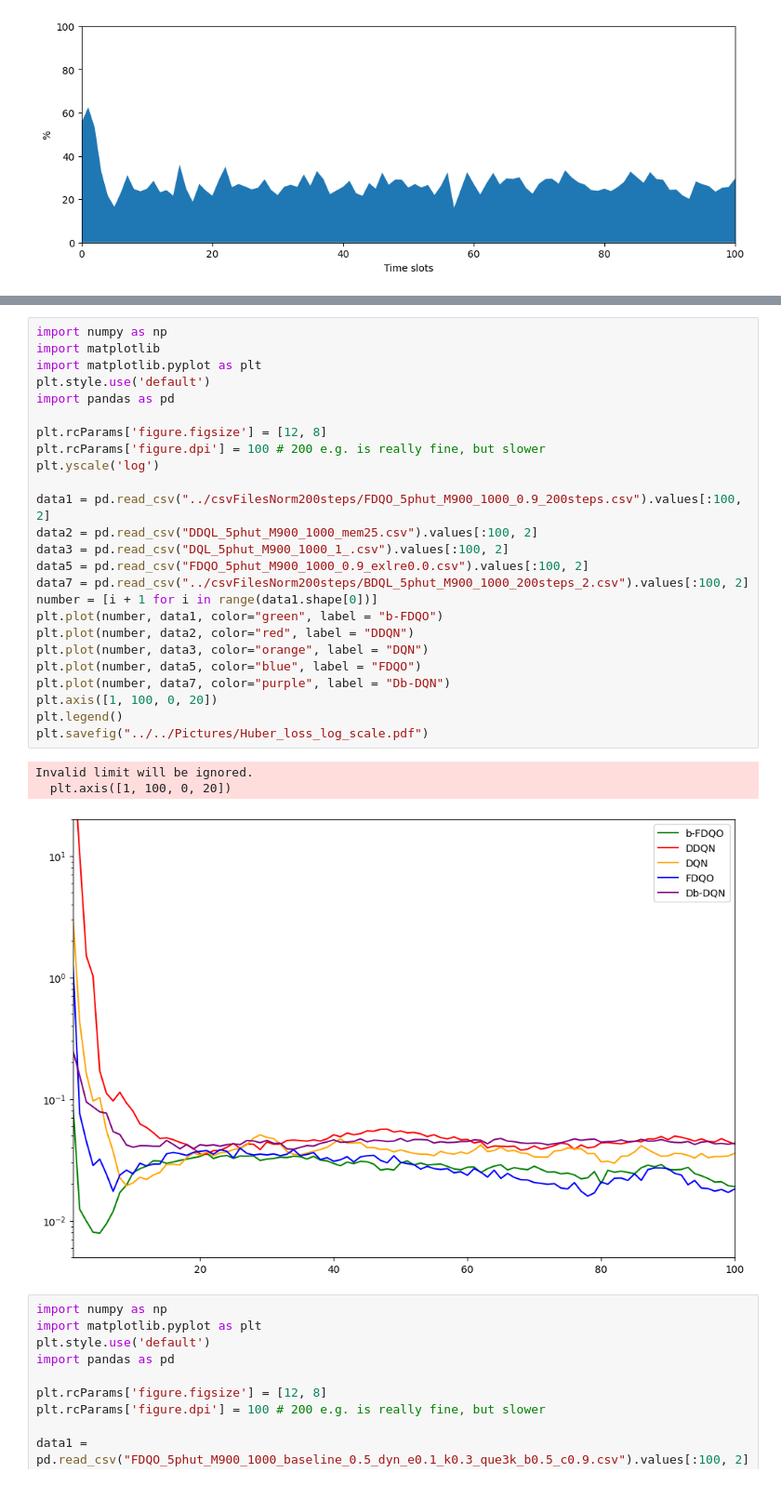
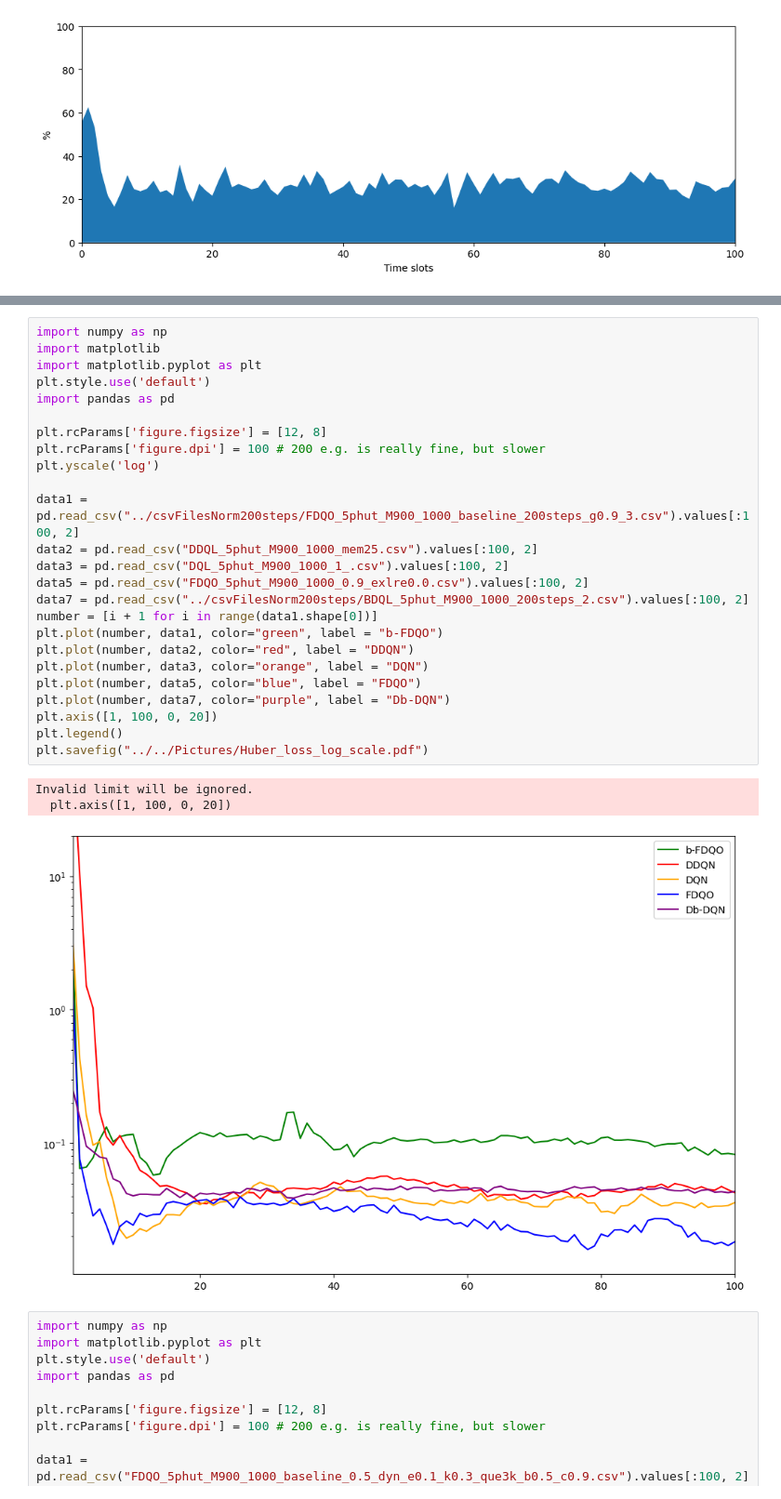
Before and after one commit to Tahuubinh/Offloading_to_Vehicles, a Jupyter notebook: Mec_ver4-main/code/csvFilesNorm/Plot_norm.ipynb, the cells around one changed output, grey strips where cells are left out. Shown at 93% size. Drawn from its saved outputs; the diff is of its cells as text.

Commit message:
Modify policy for bFDQO

```diff
--- a/Mec_ver4-main/code/csvFilesNorm/Plot_norm.ipynb
+++ b/Mec_ver4-main/code/csvFilesNorm/Plot_norm.ipynb
@@ -1003,32 +1003,32 @@ Invalid limit will be ignored.
 # %%
 import numpy as np
 import matplotlib
 import matplotlib.pyplot as plt
 plt.style.use('default')
 import pandas as pd
 
 plt.rcParams['figure.figsize'] = [12, 8]
 plt.rcParams['figure.dpi'] = 100 # 200 e.g. is really fine, but slower
 plt.yscale('log')
 
-data1 = pd.read_csv("../csvFilesNorm200steps/FDQO_5phut_M900_1000_0.9_200steps.csv").values[:100, 2]
+data1 = pd.read_csv("../csvFilesNorm200steps/FDQO_5phut_M900_1000_baseline_200steps_g0.9_3.csv").values[:100, 2]
 data2 = pd.read_csv("DDQL_5phut_M900_1000_mem25.csv").values[:100, 2]
 data3 = pd.read_csv("DQL_5phut_M900_1000_1_.csv").values[:100, 2]
 data5 = pd.read_csv("FDQO_5phut_M900_1000_0.9_exlre0.0.csv").values[:100, 2]
 data7 = pd.read_csv("../csvFilesNorm200steps/BDQL_5phut_M900_1000_200steps_2.csv").values[:100, 2]
 number = [i + 1 for i in range(data1.shape[0])]
 plt.plot(number, data1, color="green", label = "b-FDQO")
 plt.plot(number, data2, color="red", label = "DDQN")
 plt.plot(number, data3, color="orange", label = "DQN")
 plt.plot(number, data5, color="blue", label = "FDQO")
 plt.plot(number, data7, color="purple", label = "Db-DQN")
 plt.axis([1, 100, 0, 20])
 plt.legend()
 plt.savefig("../../Pictures/Huber_loss_log_scale.pdf")
 # %% [output]
 Invalid limit will be ignored.
   plt.axis([1, 100, 0, 20])
-[figure, old version]
+[figure, new version]
 # %%
 import numpy as np
 import matplotlib.pyplot as plt
```
Also changed, not shown: parts of 1 cell of this notebook, 26 other files.
